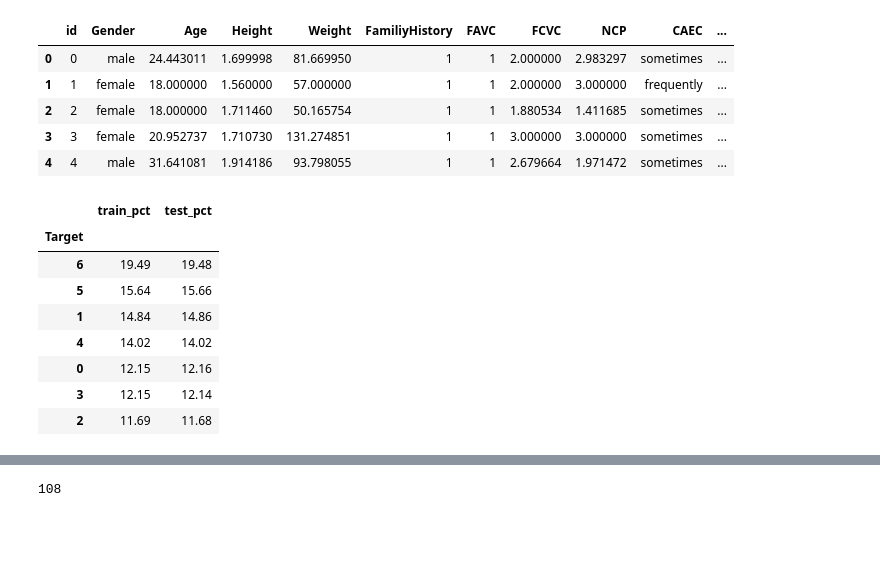
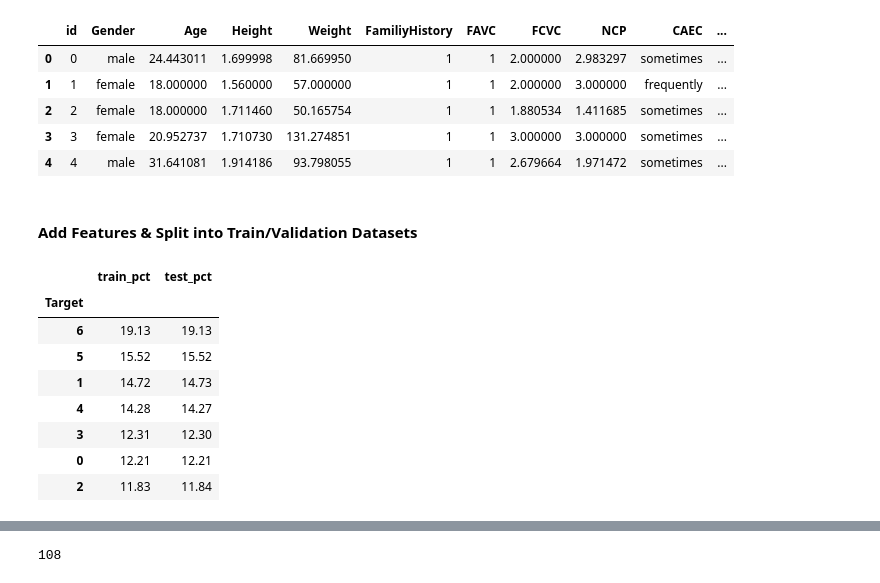
Before and after one commit to kconstable/kaggle-obesity-classification, a Jupyter notebook: multiclass-prediction-obesity-risk.ipynb, the cells around one changed output, grey strips where cells are left out. Cells and saved outputs as stored; diff of their text form; code cells hidden in the pictures; blank space fills up the shorter version.

Commit message:
Kaggle Notebook | Multiclass Prediction Obesity Risk | Version 28

```diff
--- a/multiclass-prediction-obesity-risk.ipynb
+++ b/multiclass-prediction-obesity-risk.ipynb
@@ -124,6 +158,7 @@ def get_data():
     """Read data from the csv, adjust data types"""
     train= pd.read_csv("/kaggle/input/playground-series-s4e2/train.csv")
     test = pd.read_csv("/kaggle/input/playground-series-s4e2/test.csv")
+    original = pd.read_csv('/kaggle/input/obesity-or-cvd-risk-classifyregressorcluster/ObesityDataSet.csv')
 
     # category features
     cols = ['Gender','CAEC','CALC','MTRANS','NObeyesdad']
@@ -131,9 +166,11 @@ def get_data():
         if col == 'NObeyesdad':
             # test data doesn't have NObeyesdad
             train[col] = train[col].apply(lambda x: x.strip()).astype('category')
+            original[col] = original[col].apply(lambda x: x.strip()).astype('category')
         else:
             train[col] = train[col].apply(lambda x: x.lower().strip()).astype('category')
             test[col] = test[col].apply(lambda x: x.lower().strip()).astype('category')
+            original[col] = original[col].apply(lambda x: x.lower().strip()).astype('category')
 
 
     # bindary features
@@ -141,12 +178,27 @@ def get_data():
     for col in cols:
         train[col] = train[col].map({'yes':1,'no':0}).astype('uint8')
         test[col] = test[col].map({'yes':1,'no':0}).astype('uint8')
+        original[col] = original[col].map({'yes':1,'no':0}).astype('uint8')
 
     # rename columns
     train.rename(columns = {'family_history_with_overweight':'FamiliyHistory'},inplace=True)
     test.rename(columns = {'family_history_with_overweight':'FamiliyHistory'},inplace=True)
+    original.rename(columns = {'family_history_with_overweight':'FamiliyHistory'},inplace=True)
 
-    return train, test
+    # add id to the oringal dataset, reorder to match the train/test data
+    original['id'] = original.index
+    original = original[train.columns.to_list()]
+
+    # combine the original dataset with the train dataset, remove any duplicates
+    train_and_original = (
+         pd.concat([train, original],axis=0)
+        .set_index('id')
+        .drop_duplicates(ignore_index=True)
+        .reset_index()
+        .rename(columns={'index':'id'})
+    )
+
+    return train_and_original, test
 
 
 # get the raw data
@@ -244,7 +312,7 @@ def encode_target_variable(df,direction='encode'):
     return dff
 # %%
 def describe_train_test(y_train, y_test):
-    """"""
+    """Check the train/test splits by class"""
 
     tn = pd.DataFrame(y_train.value_counts()).reset_index()
     tn['train_pct'] = round((tn['count']/tn['count'].sum())*100,2)
@@ -258,36 +371,44 @@ def describe_train_test(y_train, y_test):
+# %% [markdown]
+#### Add Features & Split into Train/Validation Datasets
 # %%
 # encode the target variable
 train = encode_target_variable(train,'encode')
 
 # add features
 train = add_features(train)
 test = add_features(test)
 
 # test data is used for submission (does not include the Exited(y) variable)
 X_submit_ids = test.id  # keep ids for later
 X_submit = test.drop(columns = ['id'])
 
 # train data
-X = train.drop(columns=['Target','id','NObeyesdad'])
+X = train.drop(columns=['Target','NObeyesdad']) # leave id until after train/test splits
 y = train.Target
 
 # split train data into train/test
 X_train, X_test, y_train, y_test = train_test_split(X, y, test_size=0.20, random_state=RANDOM,stratify=y)
+
+# keep the ids for lazy evaluation, then remove
+X_train_ids = X_train.id
+X_train.drop(columns =['id'],inplace=True)
+X_test.drop(columns =['id'],inplace=True)
+X.drop(columns =['id'],inplace=True)
 
 # remove train/test
 # del train
 # del test
 # gc.collect()
 
 # describe train/test split
 describe_train_test(y_train,y_test)
 # %% [output]
 |  | train_pct | test_pct |
 | Target |  |  |
-| 6 | 19.49 | 19.48 |
-| 5 | 15.64 | 15.66 |
-| 1 | 14.84 | 14.86 |
-| 4 | 14.02 | 14.02 |
-| 0 | 12.15 | 12.16 |
-| 3 | 12.15 | 12.14 |
-| 2 | 11.69 | 11.68 |
+| 6 | 19.13 | 19.13 |
+| 5 | 15.52 | 15.52 |
+| 1 | 14.72 | 14.73 |
+| 4 | 14.28 | 14.27 |
+| 3 | 12.31 | 12.30 |
+| 0 | 12.21 | 12.21 |
+| 2 | 11.83 | 11.84 |
```
Also changed, not shown: parts of 66 cells of this notebook.
